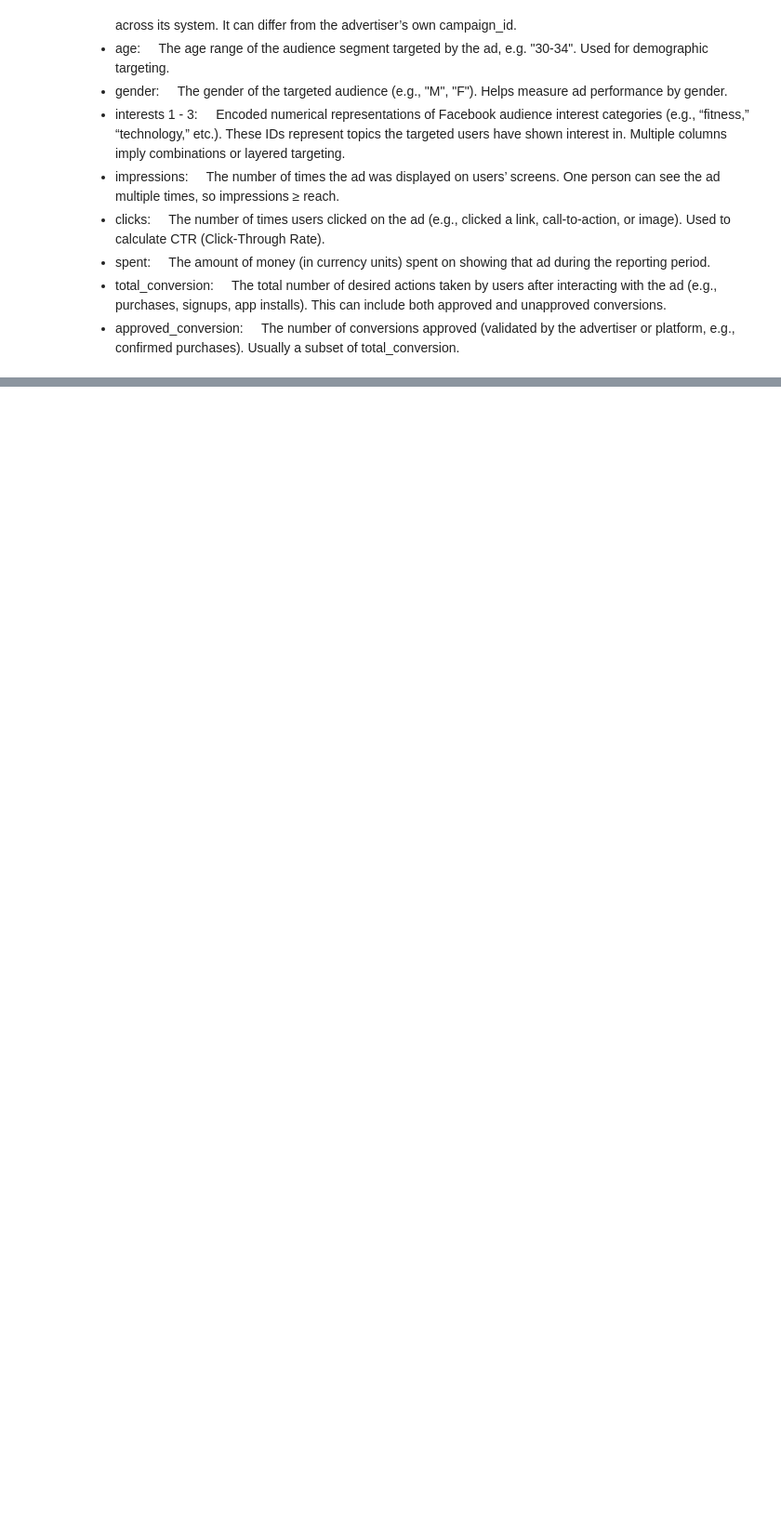
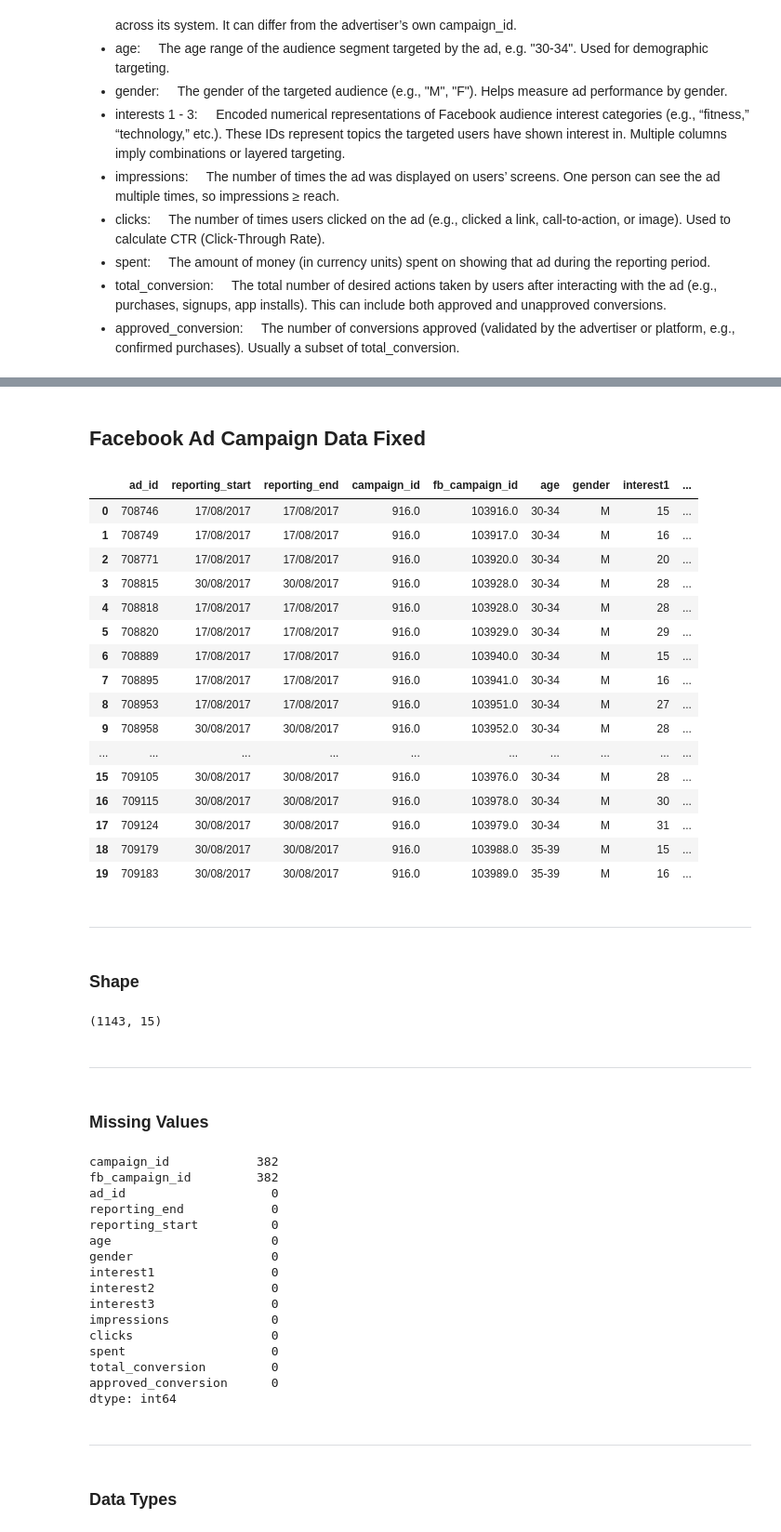
Before and after one commit to Lennykiruthu/future_ds_02, a Jupyter notebook: intial-analysis.ipynb, the cells around one changed output, grey strips where cells are left out. Shown: that part at 93% size. Cells and saved outputs as stored; diff of their text form; code cells hidden in the pictures; blank space fills up the shorter version.

```diff
--- a/intial-analysis.ipynb
+++ b/intial-analysis.ipynb
@@ -113,0 +161,46 @@ dtype: int64
+# %%
+ad_data_fixed = pd.read_csv("/windows/local-git-repos/future_ds_02/data-fixed.csv")
+
+Explore(ad_data_fixed, "## Facebook Ad Campaign Data Fixed")
+# %% [output]
+## Facebook Ad Campaign Data Fixed
+|  | ad_id | reporting_start | reporting_end | campaign_id | fb_campaign_id | age | gender | interest1 | ... |
+| 0 | 708746 | 17/08/2017 | 17/08/2017 | 916.0 | 103916.0 | 30-34 | M | 15 | ... |
+| 1 | 708749 | 17/08/2017 | 17/08/2017 | 916.0 | 103917.0 | 30-34 | M | 16 | ... |
+| 2 | 708771 | 17/08/2017 | 17/08/2017 | 916.0 | 103920.0 | 30-34 | M | 20 | ... |
+| 3 | 708815 | 30/08/2017 | 30/08/2017 | 916.0 | 103928.0 | 30-34 | M | 28 | ... |
+| 4 | 708818 | 17/08/2017 | 17/08/2017 | 916.0 | 103928.0 | 30-34 | M | 28 | ... |
+| 5 | 708820 | 17/08/2017 | 17/08/2017 | 916.0 | 103929.0 | 30-34 | M | 29 | ... |
+| 6 | 708889 | 17/08/2017 | 17/08/2017 | 916.0 | 103940.0 | 30-34 | M | 15 | ... |
+| 7 | 708895 | 17/08/2017 | 17/08/2017 | 916.0 | 103941.0 | 30-34 | M | 16 | ... |
+| 8 | 708953 | 17/08/2017 | 17/08/2017 | 916.0 | 103951.0 | 30-34 | M | 27 | ... |
+| 9 | 708958 | 30/08/2017 | 30/08/2017 | 916.0 | 103952.0 | 30-34 | M | 28 | ... |
+| ... | ... | ... | ... | ... | ... | ... | ... | ... | ... |
+| 15 | 709105 | 30/08/2017 | 30/08/2017 | 916.0 | 103976.0 | 30-34 | M | 28 | ... |
+| 16 | 709115 | 30/08/2017 | 30/08/2017 | 916.0 | 103978.0 | 30-34 | M | 30 | ... |
+| 17 | 709124 | 30/08/2017 | 30/08/2017 | 916.0 | 103979.0 | 30-34 | M | 31 | ... |
+| 18 | 709179 | 30/08/2017 | 30/08/2017 | 916.0 | 103988.0 | 35-39 | M | 15 | ... |
+| 19 | 709183 | 30/08/2017 | 30/08/2017 | 916.0 | 103989.0 | 35-39 | M | 16 | ... |
+---
+### Shape
+(1143, 15)
+---
+### Missing Values
+campaign_id            382
+fb_campaign_id         382
+ad_id                    0
+reporting_end            0
+reporting_start          0
+age                      0
+gender                   0
+interest1                0
+interest2                0
+interest3                0
+impressions              0
+clicks                   0
+spent                    0
+total_conversion         0
+approved_conversion      0
+dtype: int64
+---
+### Data Types
```
Also changed, not shown: parts of 4 cells of this notebook, 7 other files.
